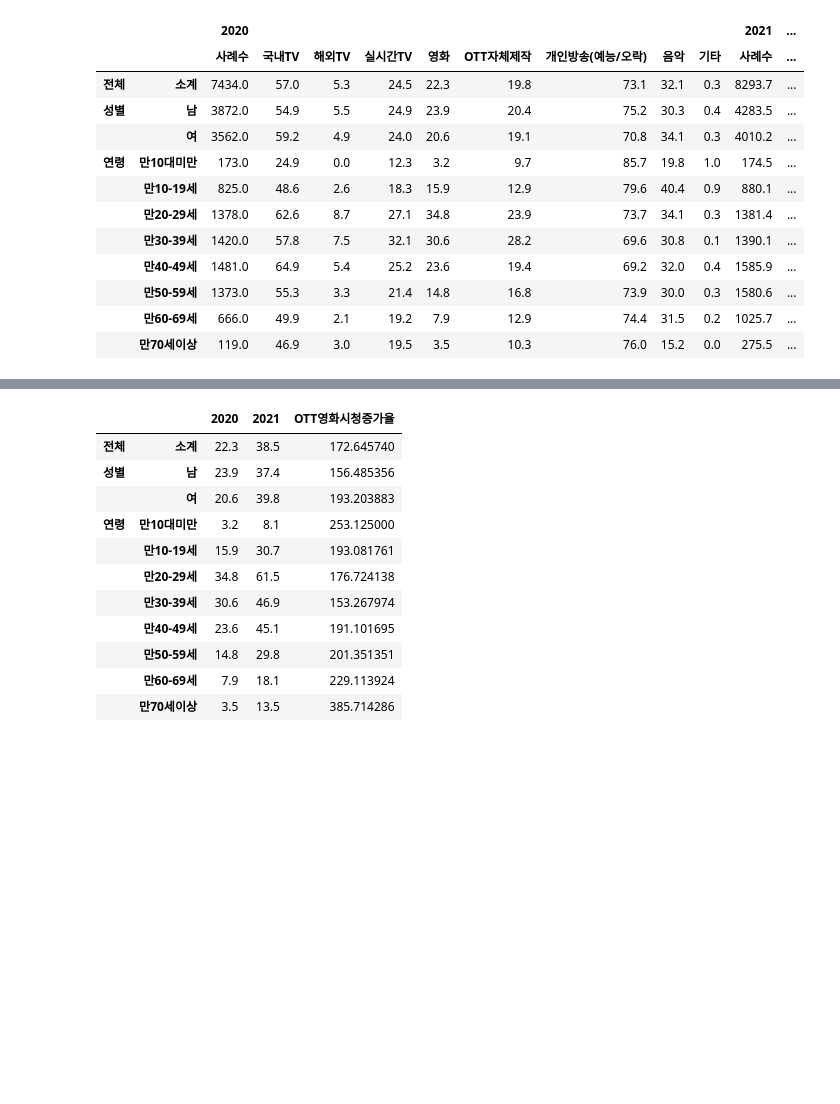
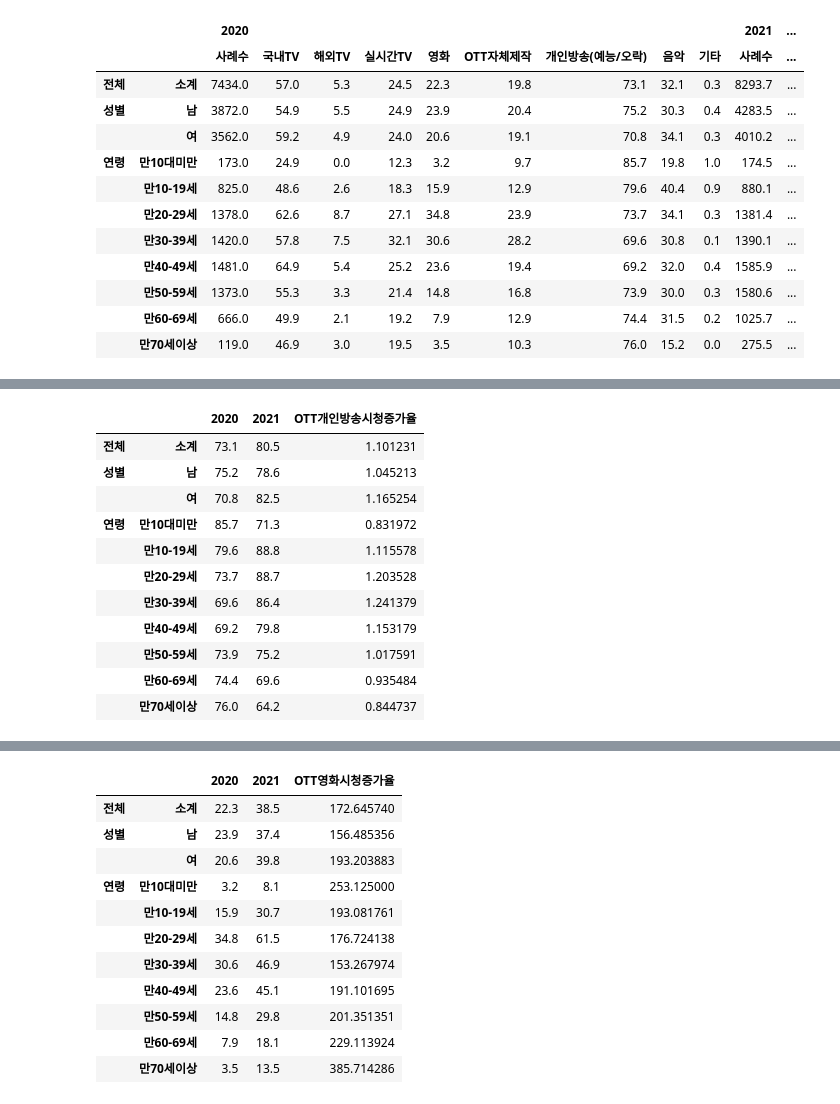
Before and after one commit to tada-data/teamproject-mid, a Jupyter notebook: 중간프로젝트데이터간단하게Review_내가확인.ipynb, the cells around one changed output, grey strips where cells are left out. Cells and saved outputs as stored; diff of their text form; code cells hidden in the pictures; blank space fills up the shorter version.

```diff
--- a/중간프로젝트데이터간단하게Review_내가확인.ipynb
+++ b/중간프로젝트데이터간단하게Review_내가확인.ipynb
@@ -68,0 +149,17 @@ OTT
+# %%
+OTT_개인방송 = pd.DataFrame([OTT["2020"]["개인방송(예능/오락)"], OTT["2021"]["개인방송(예능/오락)"]], index=["2020","2021"]).T
+OTT_개인방송["OTT개인방송시청증가율"]=OTT_개인방송["2021"]/OTT_개인방송["2020"]
+OTT_개인방송
+# %% [output]
+|  |  | 2020 | 2021 | OTT개인방송시청증가율 |
+| 전체 | 소계 | 73.1 | 80.5 | 1.101231 |
+| 성별 | 남 | 75.2 | 78.6 | 1.045213 |
+|  | 여 | 70.8 | 82.5 | 1.165254 |
+| 연령 | 만10대미만 | 85.7 | 71.3 | 0.831972 |
+|  | 만10-19세 | 79.6 | 88.8 | 1.115578 |
+|  | 만20-29세 | 73.7 | 88.7 | 1.203528 |
+|  | 만30-39세 | 69.6 | 86.4 | 1.241379 |
+|  | 만40-49세 | 69.2 | 79.8 | 1.153179 |
+|  | 만50-59세 | 73.9 | 75.2 | 1.017591 |
+|  | 만60-69세 | 74.4 | 69.6 | 0.935484 |
+|  | 만70세이상 | 76.0 | 64.2 | 0.844737 |
```
Also changed, not shown: parts of 14 cells of this notebook, 1 other file.
